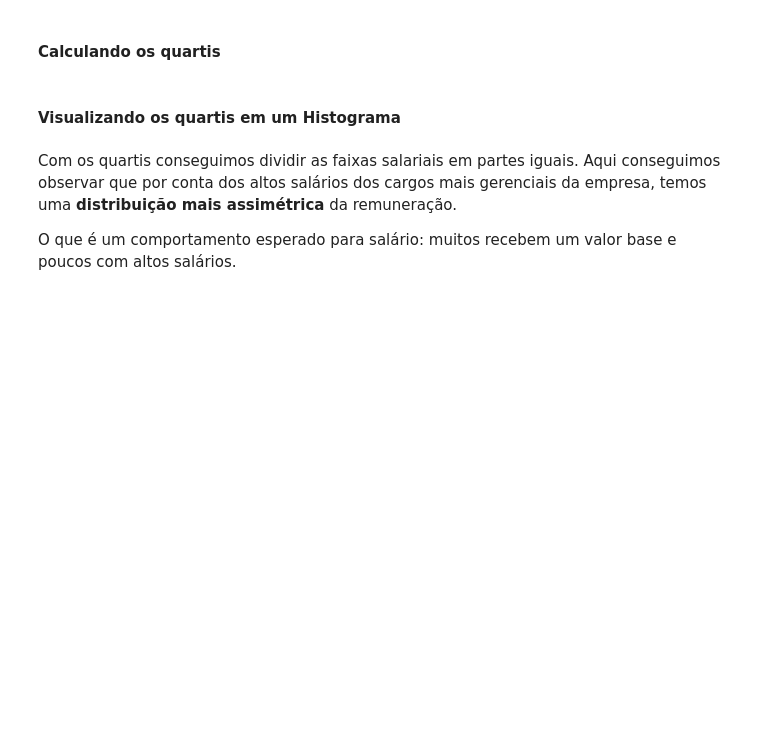
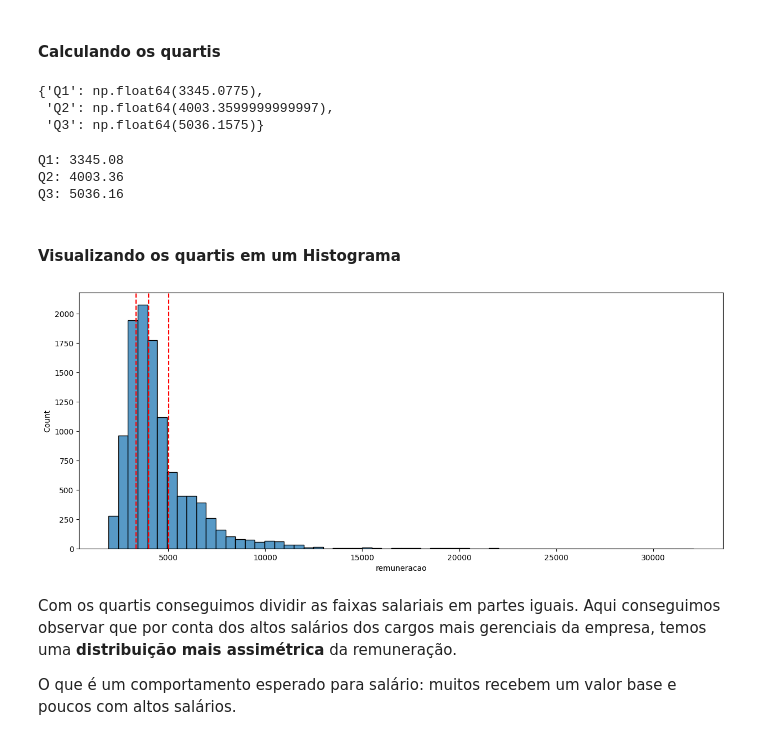
Before and after one commit to JhonCostaDev/oracle_one_alura, a Jupyter notebook: estatistica_ML/Projeto_Inicial_Estatística_com_Python_frequencias_e_medidas.ipynb, the cells around one changed output. Cells and saved outputs as stored; diff of their text form; code cells hidden in the pictures; blank space fills up the shorter version.

```diff
--- a/estatistica_ML/Projeto_Inicial_Estatística_com_Python_frequencias_e_medidas.ipynb
+++ b/estatistica_ML/Projeto_Inicial_Estatística_com_Python_frequencias_e_medidas.ipynb
@@ -1359,8 +1361,36 @@ São medidas de posição semelhantes à mediana, embora não sejam medidas de t
 Para os salários, utilizaremos os quartis para observar as faixas salariais e o percentil acima de 99% para identificar se as pessoas coordenadoras estão entre os salários mais altos.
 # %% [markdown]
 #### **Calculando os quartis**
+# %%
+quartis = {
+    'Q1': colaboradores.remuneracao.quantile(.25),
+    'Q2': colaboradores.remuneracao.quantile(.5),
+    'Q3': colaboradores.remuneracao.quantile(.75),
+}
+quartis
+# %% [output]
+{'Q1': np.float64(3345.0775),
+ 'Q2': np.float64(4003.3599999999997),
+ 'Q3': np.float64(5036.1575)}
+# %%
+q1, q2, q3 = colaboradores.remuneracao.describe()[4:-1].tolist()#[0]
+print(f"Q1: {q1:.2f}\nQ2: {q2:.2f}\nQ3: {q3:.2f}")
+# %% [output]
+Q1: 3345.08
+Q2: 4003.36
+Q3: 5036.16
 # %% [markdown]
 #### **Visualizando os quartis em um Histograma**
+# %%
+plt.figure(figsize=(15,6))
+sns.histplot(binwidth= 500, data=colaboradores, x='remuneracao') # binwidth: quant. registros por barra
+plt.axvline(quartis["Q1"], color='red', linestyle='dashed')
+plt.axvline(quartis["Q2"], color='red', linestyle='dashed')
+plt.axvline(quartis["Q3"], color='red', linestyle='dashed')
+
+plt.show()
+# %% [output]
+[figure, added]
 # %% [markdown]
 Com os quartis conseguimos dividir as faixas salariais em partes iguais. Aqui conseguimos observar que por conta dos altos salários dos cargos mais gerenciais da empresa, temos uma **distribuição mais assimétrica** da remuneração.
 
```
Also changed, not shown: parts of 15 cells of this notebook, 3 other files.
